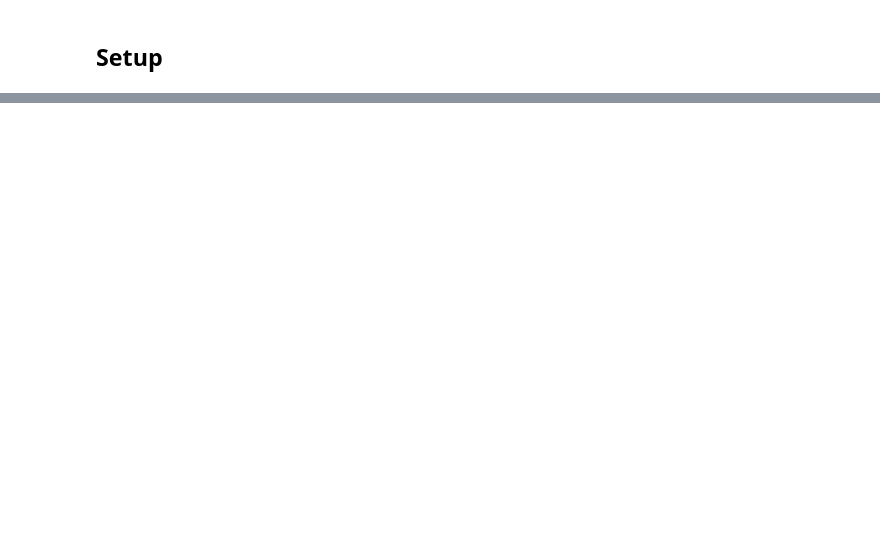
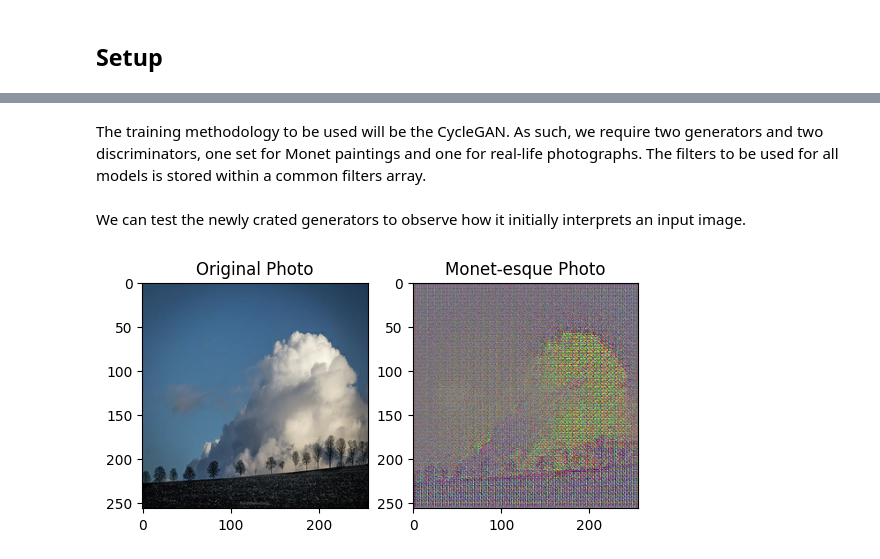
Before and after one commit to IvMonares/Monet_GAN, a Jupyter notebook: GAN.ipynb, the cells around one changed output, grey strips where cells are left out. Cells and saved outputs as stored; diff of their text form; code cells hidden in the pictures; blank space fills up the shorter version.

```diff
--- a/GAN.ipynb
+++ b/GAN.ipynb
@@ -44,0 +186,39 @@ For this project competition, the goal is to generate 7,000 to 10,000 Monet-styl
+# %%
+def Discriminator(filters):
+
+    d_model = keras.Sequential()
+    d_model.add(layers.Input(shape=[256, 256, 3]))
+
+    for down in filters:
+        d_model.add(downsample(down))
+
+    d_model.add(layers.ZeroPadding2D())
+    d_model.add(layers.Conv2D(1, 4, strides=1, kernel_initializer=tf.random_normal_initializer(0., 0.02)))
+
+    return d_model
+# %% [markdown]
+The training methodology to be used will be the CycleGAN. As such, we require two generators and two discriminators, one set for Monet paintings and one for real-life photographs. The filters to be used for all models is stored within a common filters array.
+# %%
+with strategy.scope():
+    filters = [64, 128, 256, 512, 512]
+
+    monet_generator = Generator(filters) # transforms photos to Monet-esque paintings
+    photo_generator = Generator(filters) # transforms Monet paintings to be more like photos
+
+    monet_discriminator = Discriminator(filters) # differentiates real Monet paintings and generated Monet paintings
+    photo_discriminator = Discriminator(filters) # differentiates real photos and generated photos
+# %% [markdown]
+We can test the newly crated generators to observe how it initially interprets an input image.
+# %%
+to_monet = monet_generator(example_photo)
+
+plt.subplot(1, 2, 1)
+plt.title("Original Photo")
+plt.imshow(example_photo[0] * 0.5 + 0.5)
+
+plt.subplot(1, 2, 2)
+plt.title("Monet-esque Photo")
+plt.imshow(to_monet[0] * 0.5 + 0.5)
+plt.show()
+# %% [output]
+[figure, added]
```
Also changed, not shown: parts of 71 cells of this notebook.
